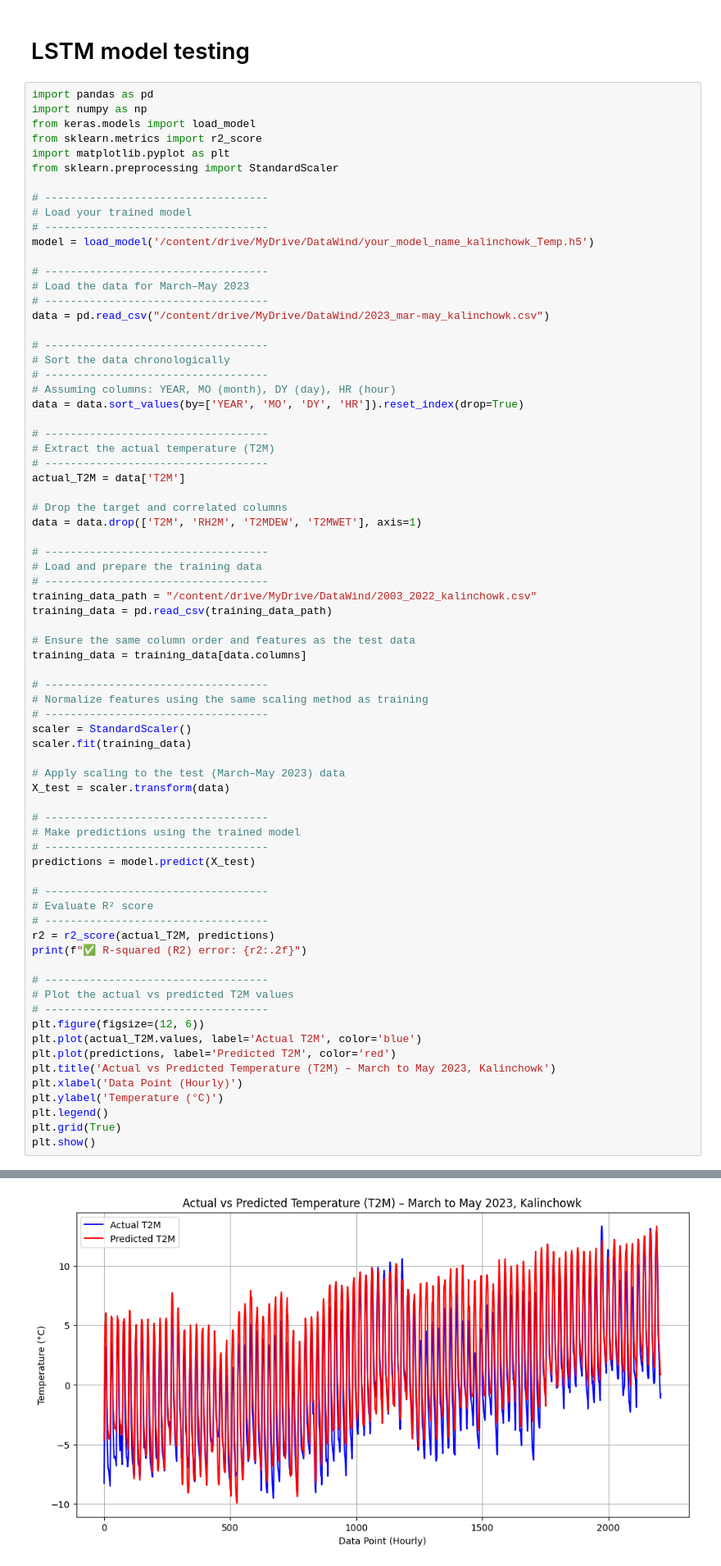
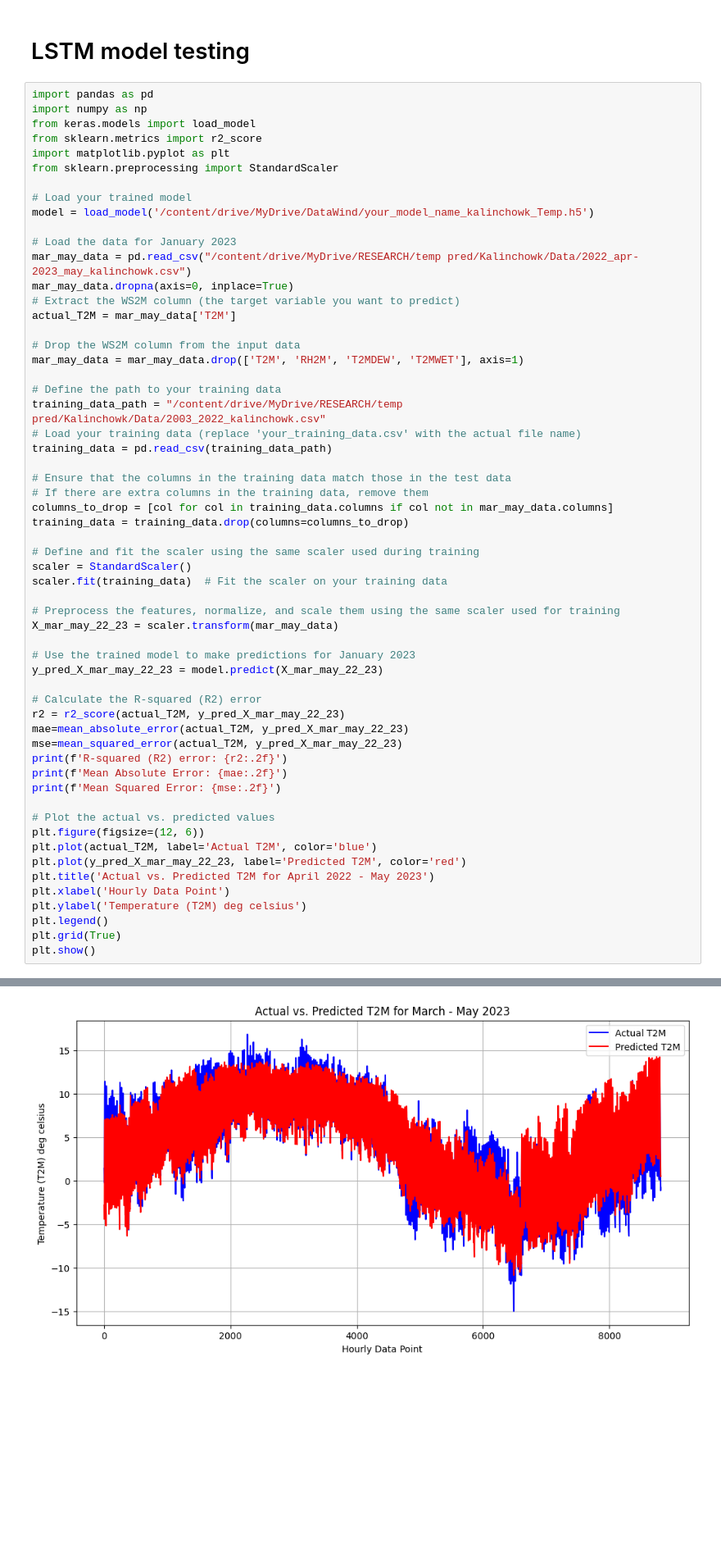
Before and after one commit to krish517/Temperature-prediction-using-different-machine-learning-models, a Jupyter notebook: Kalinchowk/Codes/LSTM_TEMP_Kalinchowk.ipynb, the cells around one changed output, grey strips where cells are left out. Shown at 82% size. Cells and saved outputs as stored; diff of their text form; blank space fills up the shorter version.

```diff
--- a/Kalinchowk/Codes/LSTM_TEMP_Kalinchowk.ipynb
+++ b/Kalinchowk/Codes/LSTM_TEMP_Kalinchowk.ipynb
@@ -127,68 +132,53 @@ from sklearn.metrics import r2_score
 import matplotlib.pyplot as plt
 from sklearn.preprocessing import StandardScaler
 
-# -----------------------------------
 # Load your trained model
-# -----------------------------------
 model = load_model('/content/drive/MyDrive/DataWind/your_model_name_kalinchowk_Temp.h5')
 
-# -----------------------------------
-# Load the data for March–May 2023
-# -----------------------------------
-data = pd.read_csv("/content/drive/MyDrive/DataWind/2023_mar-may_kalinchowk.csv")
+# Load the data for January 2023
+mar_may_data = pd.read_csv("/content/drive/MyDrive/RESEARCH/temp pred/Kalinchowk/Data/2022_apr-2023_may_kalinchowk.csv")
+mar_may_data.dropna(axis=0, inplace=True)
+# Extract the WS2M column (the target variable you want to predict)
+actual_T2M = mar_may_data['T2M']
 
-# -----------------------------------
-# Sort the data chronologically
-# -----------------------------------
-# Assuming columns: YEAR, MO (month), DY (day), HR (hour)
-data = data.sort_values(by=['YEAR', 'MO', 'DY', 'HR']).reset_index(drop=True)
+# Drop the WS2M column from the input data
+mar_may_data = mar_may_data.drop(['T2M', 'RH2M', 'T2MDEW', 'T2MWET'], axis=1)
 
-# -----------------------------------
-# Extract the actual temperature (T2M)
-# -----------------------------------
-actual_T2M = data['T2M']
-
-# Drop the target and correlated columns
-data = data.drop(['T2M', 'RH2M', 'T2MDEW', 'T2MWET'], axis=1)
-
-# -----------------------------------
-# Load and prepare the training data
-# -----------------------------------
-training_data_path = "/content/drive/MyDrive/DataWind/2003_2022_kalinchowk.csv"
+# Define the path to your training data
+training_data_path = "/content/drive/MyDrive/RESEARCH/temp pred/Kalinchowk/Data/2003_2022_kalinchowk.csv"
+# Load your training data (replace 'your_training_data.csv' with the actual file name)
 training_data = pd.read_csv(training_data_path)
 
-# Ensure the same column order and features as the test data
-training_data = training_data[data.columns]
+# Ensure that the columns in the training data match those in the test data
+# If there are extra columns in the training data, remove them
+columns_to_drop = [col for col in training_data.columns if col not in mar_may_data.columns]
+training_data = training_data.drop(columns=columns_to_drop)
 
-# -----------------------------------
-# Normalize features using the same scaling method as training
-# -----------------------------------
+# Define and fit the scaler using the same scaler used during training
 scaler = StandardScaler()
-scaler.fit(training_data)
+scaler.fit(training_data)  # Fit the scaler on your training data
 
-# Apply scaling to the test (March–May 2023) data
-X_test = scaler.transform(data)
+# Preprocess the features, normalize, and scale them using the same scaler used for training
+X_mar_may_22_23 = scaler.transform(mar_may_data)
 
-# -----------------------------------
-# Make predictions using the trained model
-# -----------------------------------
-predictions = model.predict(X_test)
+# Use the trained model to make predictions for January 2023
+y_pred_X_mar_may_22_23 = model.predict(X_mar_may_22_23)
 
-# -----------------------------------
-# Evaluate R² score
-# -----------------------------------
-r2 = r2_score(actual_T2M, predictions)
-print(f"✅ R-squared (R2) error: {r2:.2f}")
+# Calculate the R-squared (R2) error
+r2 = r2_score(actual_T2M, y_pred_X_mar_may_22_23)
+mae=mean_absolute_error(actual_T2M, y_pred_X_mar_may_22_23)
+mse=mean_squared_error(actual_T2M, y_pred_X_mar_may_22_23)
+print(f'R-squared (R2) error: {r2:.2f}')
+print(f'Mean Absolute Error: {mae:.2f}')
+print(f'Mean Squared Error: {mse:.2f}')
 
-# -----------------------------------
-# Plot the actual vs predicted T2M values
-# -----------------------------------
+# Plot the actual vs. predicted values
 plt.figure(figsize=(12, 6))
-plt.plot(actual_T2M.values, label='Actual T2M', color='blue')
-plt.plot(predictions, label='Predicted T2M', color='red')
-plt.title('Actual vs Predicted Temperature (T2M) – March to May 2023, Kalinchowk')
-plt.xlabel('Data Point (Hourly)')
-plt.ylabel('Temperature (°C)')
+plt.plot(actual_T2M, label='Actual T2M', color='blue')
+plt.plot(y_pred_X_mar_may_22_23, label='Predicted T2M', color='red')
+plt.title('Actual vs. Predicted T2M for April 2022 - May 2023')
+plt.xlabel('Hourly Data Point')
+plt.ylabel('Temperature (T2M) deg celsius')
 plt.legend()
 plt.grid(True)
 plt.show()
@@ -199 +191 @@ WARNING:absl:Compiled the loaded model, but the compiled metrics have yet to be
-[figure, old version]
+[figure, new version]
```
Also changed, not shown: parts of 2 cells of this notebook, 1 other file.
